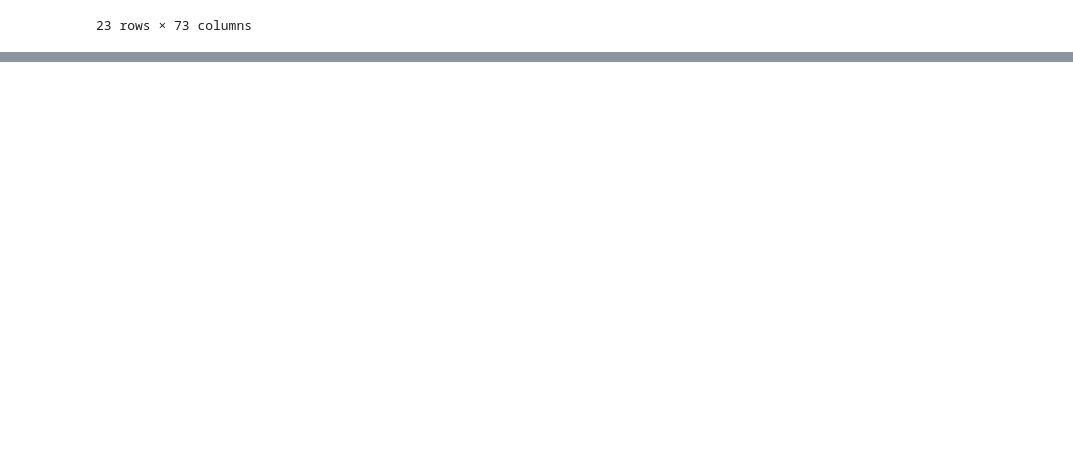
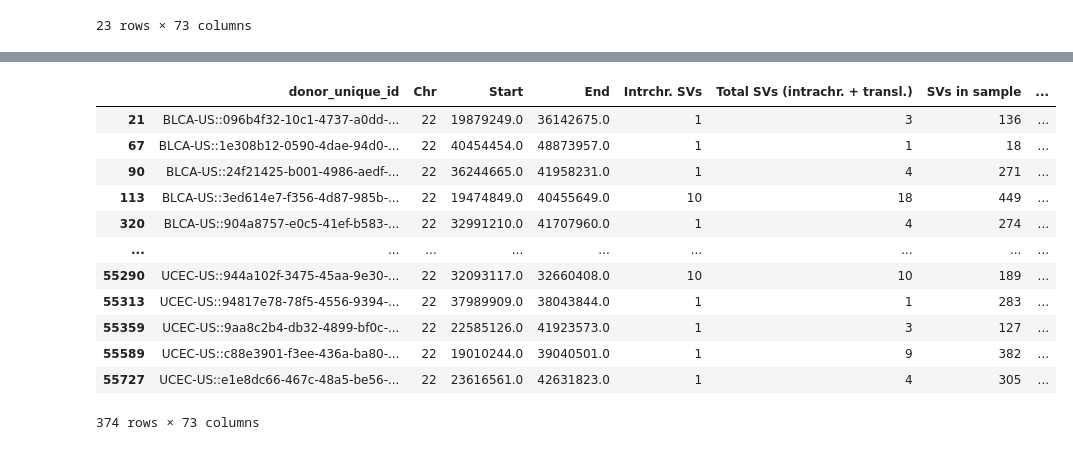
Before and after one commit to jlifferth/Research_Analyst_Playground, a Jupyter notebook: chromothripsis_simulation/Table_S1_exploration.ipynb, the cells around one changed output, grey strips where cells are left out. Saved outputs shown, nothing was run; the diff lists cells and outputs as text; code cells hidden in the pictures; blank space fills up the shorter version.

```diff
--- a/chromothripsis_simulation/Table_S1_exploration.ipynb
+++ b/chromothripsis_simulation/Table_S1_exploration.ipynb
@@ -147,0 +186,17 @@ df[df[cols[0]] == 'SARC-US::39f68467-3d37-4b19-aa43-ed7b120c619d']
+# %%
+chr22_sv = chr22_df[chr22_df[cols[7]] > 0]
+chr22_sv
+# %% [output]
+|  | donor_unique_id | Chr | Start | End | Intrchr. SVs | Total SVs (intrachr. + transl.) | SVs in sample | ... |
+| 21 | BLCA-US::096b4f32-10c1-4737-a0dd-... | 22 | 19879249.0 | 36142675.0 | 1 | 3 | 136 | ... |
+| 67 | BLCA-US::1e308b12-0590-4dae-94d0-... | 22 | 40454454.0 | 48873957.0 | 1 | 1 | 18 | ... |
+| 90 | BLCA-US::24f21425-b001-4986-aedf-... | 22 | 36244665.0 | 41958231.0 | 1 | 4 | 271 | ... |
+| 113 | BLCA-US::3ed614e7-f356-4d87-985b-... | 22 | 19474849.0 | 40455649.0 | 10 | 18 | 449 | ... |
+| 320 | BLCA-US::904a8757-e0c5-41ef-b583-... | 22 | 32991210.0 | 41707960.0 | 1 | 4 | 274 | ... |
+| ... | ... | ... | ... | ... | ... | ... | ... | ... |
+| 55290 | UCEC-US::944a102f-3475-45aa-9e30-... | 22 | 32093117.0 | 32660408.0 | 10 | 10 | 189 | ... |
+| 55313 | UCEC-US::94817e78-78f5-4556-9394-... | 22 | 37989909.0 | 38043844.0 | 1 | 1 | 283 | ... |
+| 55359 | UCEC-US::9aa8c2b4-db32-4899-bf0c-... | 22 | 22585126.0 | 41923573.0 | 1 | 3 | 127 | ... |
+| 55589 | UCEC-US::c88e3901-f3ee-436a-ba80-... | 22 | 19010244.0 | 39040501.0 | 1 | 9 | 382 | ... |
+| 55727 | UCEC-US::e1e8dc66-467c-48a5-be56-... | 22 | 23616561.0 | 42631823.0 | 1 | 4 | 305 | ... |
+374 rows × 73 columns
```
Also changed, not shown: parts of 15 cells of this notebook, 2 other files.
